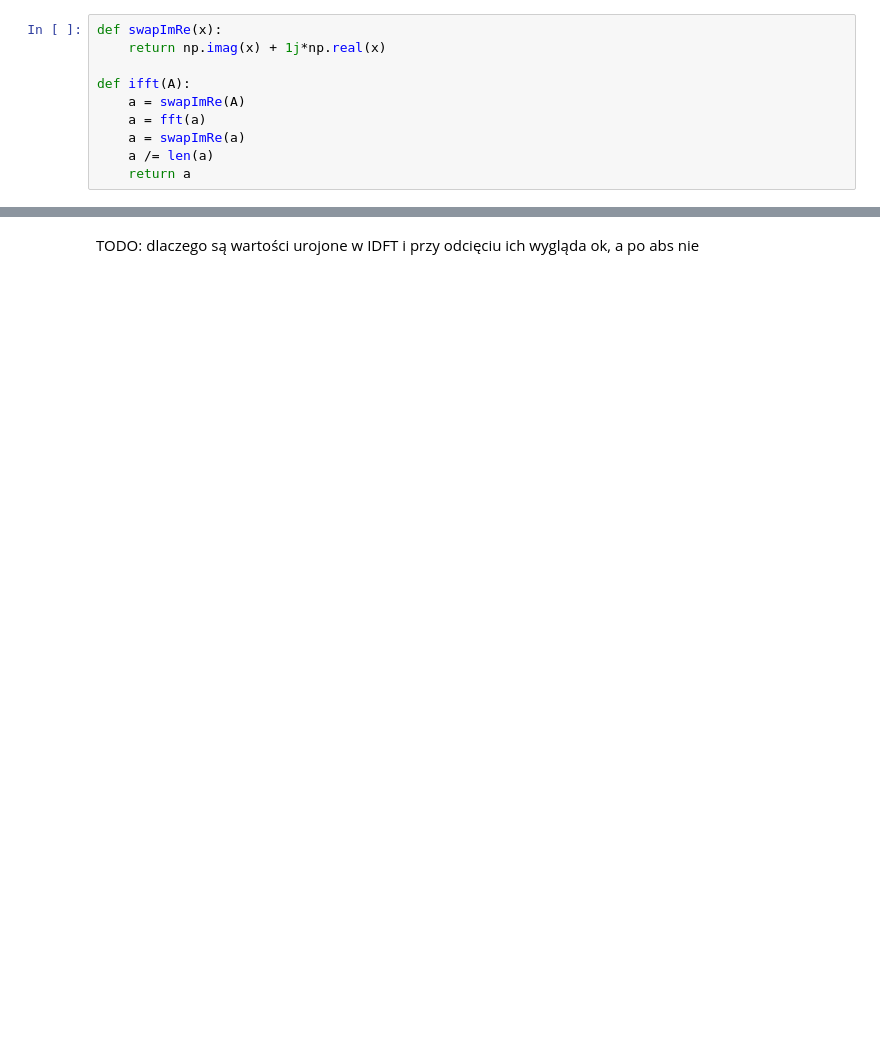
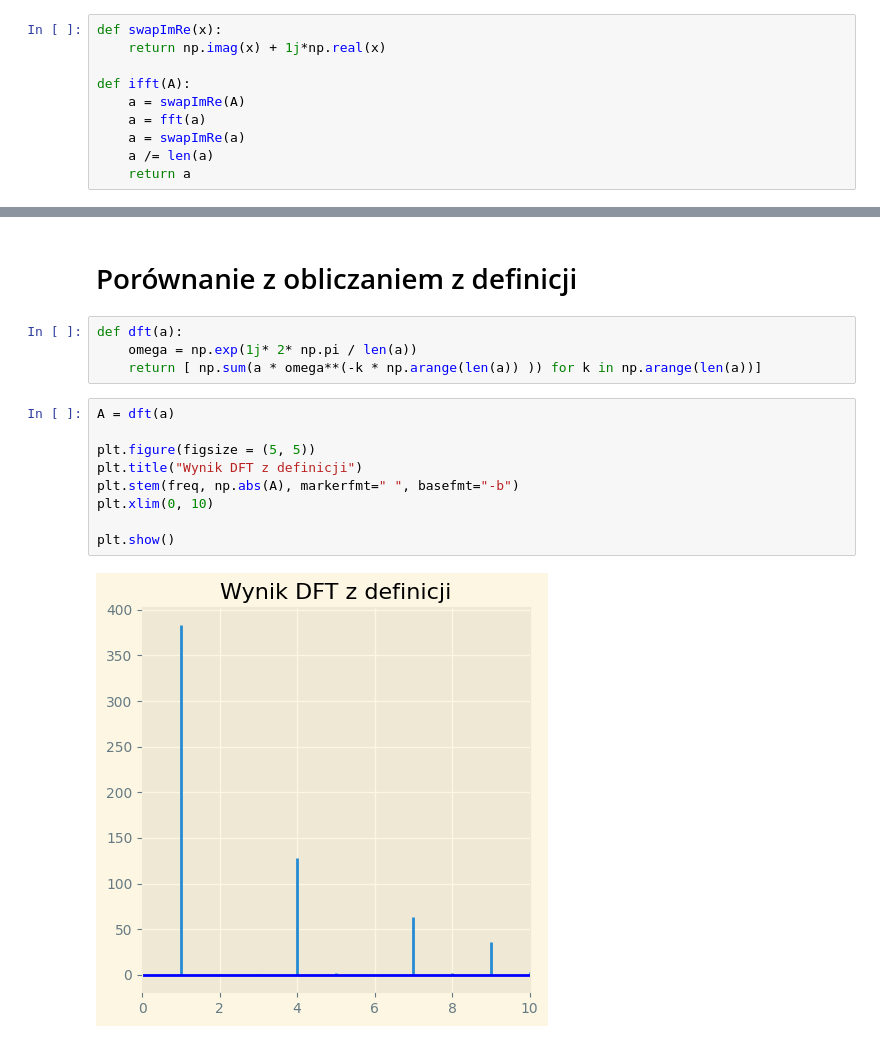
Before and after one commit to 5arcoramphu5/FastFourierTransform, a Jupyter notebook: eksperymenty.ipynb, the cells around one changed output, grey strips where cells are left out. Cells and saved outputs as stored; diff of their text form; blank space fills up the shorter version.

```diff
--- a/eksperymenty.ipynb
+++ b/eksperymenty.ipynb
@@ -93,2 +100,17 @@ plt.show()
-# %% [markdown]
-TODO: dlaczego są wartości urojone w IDFT i przy odcięciu ich wygląda ok, a po abs nie
+# %% [markdown]
+# Porównanie z obliczaniem z definicji
+# %%
+def dft(a):
+    omega = np.exp(1j* 2* np.pi / len(a))
+    return [ np.sum(a * omega**(-k * np.arange(len(a)) )) for k in np.arange(len(a))]
+# %%
+A = dft(a)
+
+plt.figure(figsize = (5, 5))
+plt.title("Wynik DFT z definicji")
+plt.stem(freq, np.abs(A), markerfmt=" ", basefmt="-b")
+plt.xlim(0, 10)
+
+plt.show()
+# %% [output]
+[figure, added]
```
Also changed, not shown: parts of 9 cells of this notebook.
